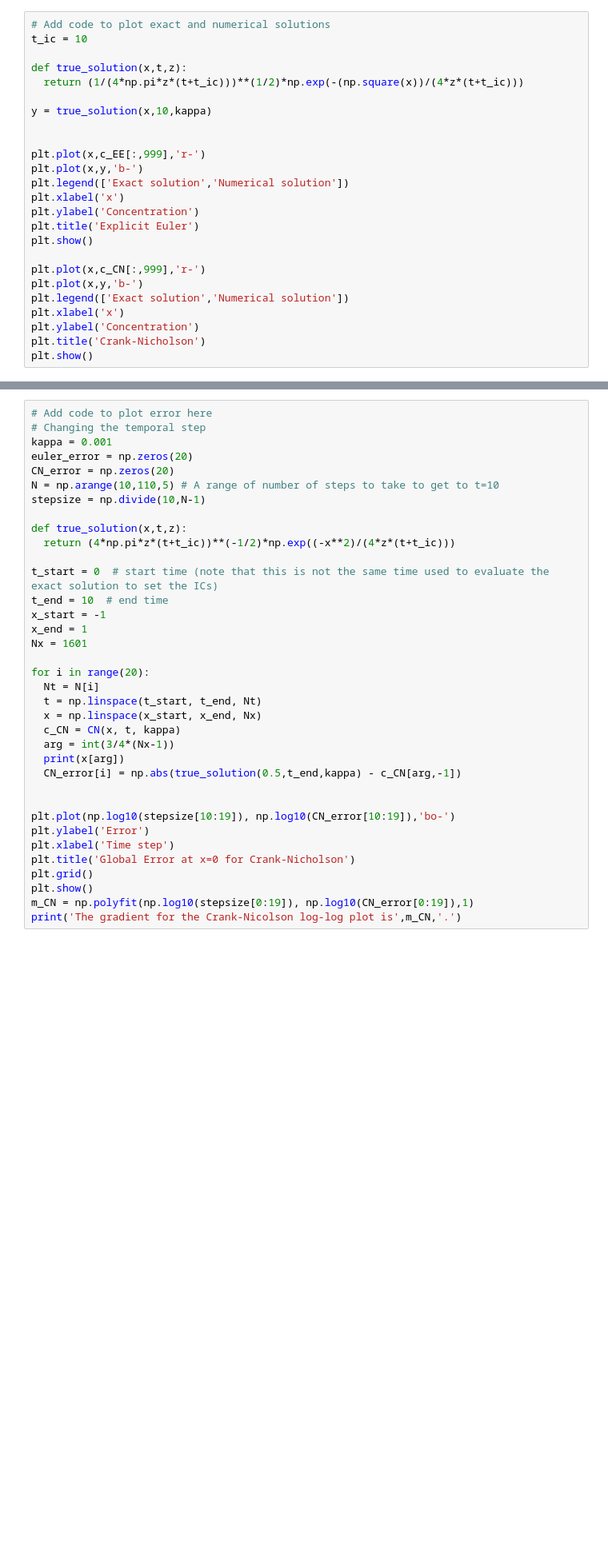
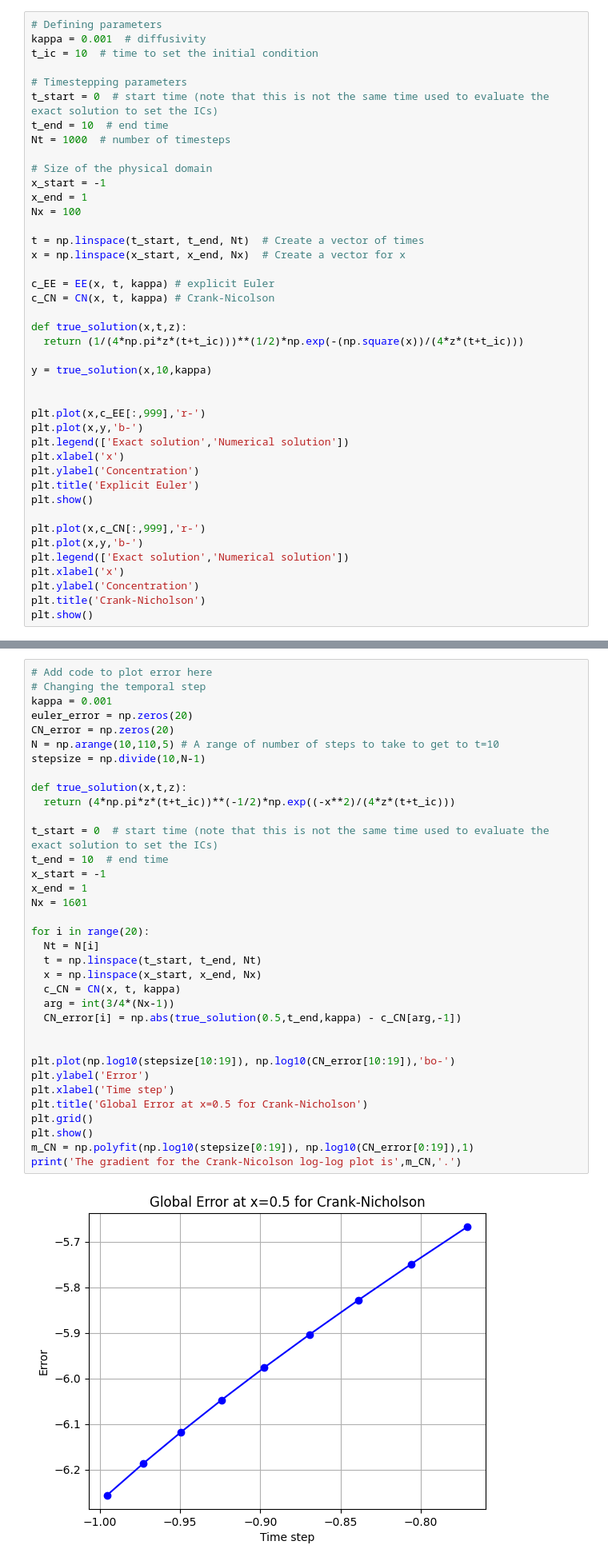
Before and after one commit to hesoane123-dev/QCES, a Jupyter notebook: Project1_numerical_methods.ipynb, the cells around one changed output, grey strips where cells are left out. Shown at 80% size. Cells and saved outputs as stored; diff of their text form; blank space fills up the shorter version.

```diff
--- a/Project1_numerical_methods.ipynb
+++ b/Project1_numerical_methods.ipynb
@@ -310,8 +375,25 @@ also look at varying dx and dt and perhaps save some of the plots.
 <a id='section2pt2'></a>
 Next, we will examine the accuracy of the numerical methods used above. In order to do this, it is useful to compare our numerical solutions with the exact solution to the diffusion equation. Below, write code to plot the exact solution and the numerical solution using explicit Euler and Crank-Nicolson at the final time ($t=10$). Note that you can use the exact solution to the diffusion equation in an unbounded domain in $x$ and keep in mind that the exact solution and numerical solutions will differ for later times when boundary effects are felt.
 # %%
-# Add code to plot exact and numerical solutions
-t_ic = 10
+# Defining parameters
+kappa = 0.001  # diffusivity
+t_ic = 10  # time to set the initial condition
+
+# Timestepping parameters
+t_start = 0  # start time (note that this is not the same time used to evaluate the exact solution to set the ICs)
+t_end = 10  # end time
+Nt = 1000  # number of timesteps
+
+# Size of the physical domain
+x_start = -1
+x_end = 1
+Nx = 100
+
+t = np.linspace(t_start, t_end, Nt)  # Create a vector of times
+x = np.linspace(x_start, x_end, Nx)  # Create a vector for x
+
+c_EE = EE(x, t, kappa) # explicit Euler
+c_CN = CN(x, t, kappa) # Crank-Nicolson
 
 def true_solution(x,t,z):
   return (1/(4*np.pi*z*(t+t_ic)))**(1/2)*np.exp(-(np.square(x))/(4*z*(t+t_ic)))
@@ -354,32 +431,32 @@ euler_error = np.zeros(20)
 CN_error = np.zeros(20)
 N = np.arange(10,110,5) # A range of number of steps to take to get to t=10
 stepsize = np.divide(10,N-1)
 
 def true_solution(x,t,z):
   return (4*np.pi*z*(t+t_ic))**(-1/2)*np.exp((-x**2)/(4*z*(t+t_ic)))
 
 t_start = 0  # start time (note that this is not the same time used to evaluate the exact solution to set the ICs)
 t_end = 10  # end time
 x_start = -1
 x_end = 1
 Nx = 1601
 
 for i in range(20):
   Nt = N[i]
   t = np.linspace(t_start, t_end, Nt)
   x = np.linspace(x_start, x_end, Nx)
   c_CN = CN(x, t, kappa)
   arg = int(3/4*(Nx-1))
-  print(x[arg])
   CN_error[i] = np.abs(true_solution(0.5,t_end,kappa) - c_CN[arg,-1])
 
 
 plt.plot(np.log10(stepsize[10:19]), np.log10(CN_error[10:19]),'bo-')
 plt.ylabel('Error')
 plt.xlabel('Time step')
-plt.title('Global Error at x=0 for Crank-Nicholson')
+plt.title('Global Error at x=0.5 for Crank-Nicholson')
 plt.grid()
 plt.show()
 m_CN = np.polyfit(np.log10(stepsize[0:19]), np.log10(CN_error[0:19]),1)
 print('The gradient for the Crank-Nicolson log-log plot is',m_CN,'.')
 # %% [output]
+[figure, new version]
```
Also changed, not shown: parts of 22 cells of this notebook, 1 other file.
